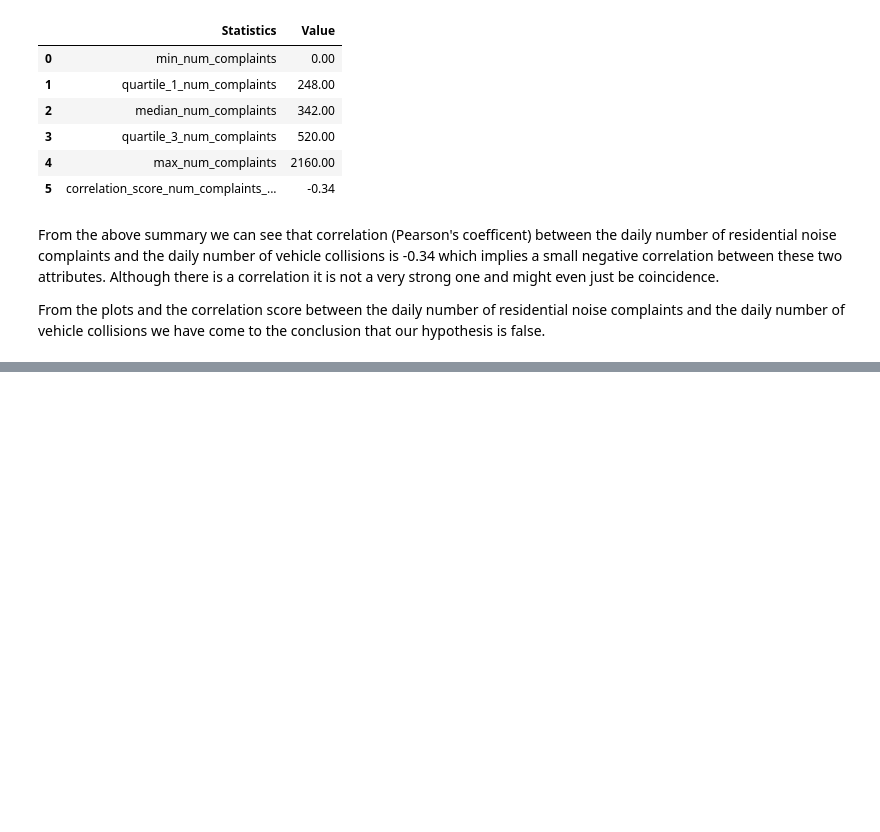
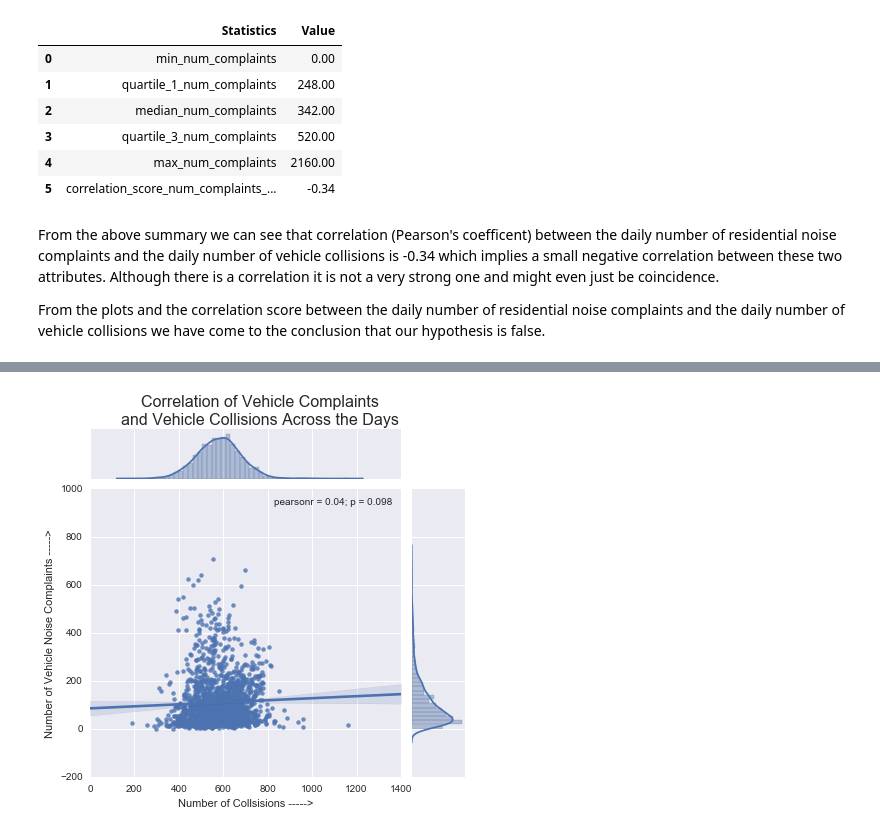
Before and after one commit to aparajita2930/NYC_Complaints_Analysis, a Jupyter notebook: results/hypothesis_2/hypothesis_2.ipynb, the cells around one changed output, grey strips where cells are left out. Cells and saved outputs as stored; diff of their text form; code cells hidden in the pictures; blank space fills up the shorter version.

```diff
--- a/results/hypothesis_2/hypothesis_2.ipynb
+++ b/results/hypothesis_2/hypothesis_2.ipynb
@@ -94,0 +197,12 @@ From the plots and the correlation score between the daily number of residential
+# %%
+title = ('Correlation of Vehicle Complaints'
+         '\nand Vehicle Collisions Across the Days')
+g_veh = sns.jointplot(x="num_collisions", y="num_complaints", data=sw_noise_comp_crash,
+                     kind='reg')
+g_veh.fig.suptitle(title, fontsize=16)
+g_veh.fig.subplots_adjust(top=.9)
+g_veh.ax_joint.set_xlabel("Number of Collsisions ----->")
+g_veh.ax_joint.set_ylabel("Number of Vehicle Noise Complaints ----->")
+g_veh.savefig("VEH_Noise_and_Crashes_Corr.jpg")
+# %% [output]
+[figure, added]
```
Also changed, not shown: parts of 24 cells of this notebook, 30 other files.
